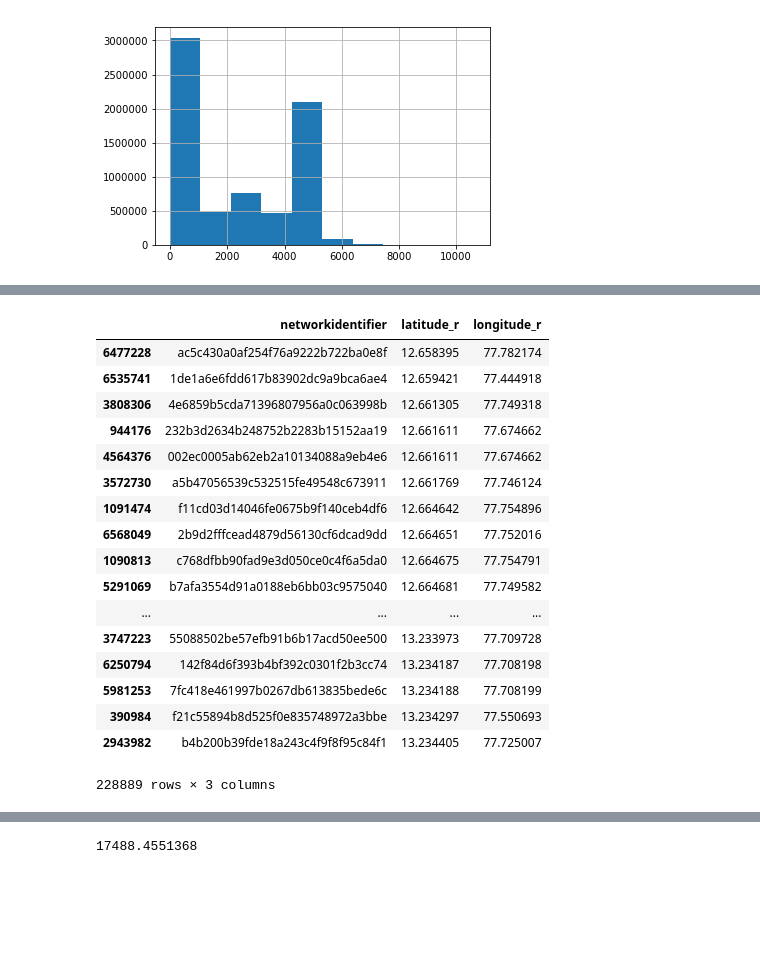
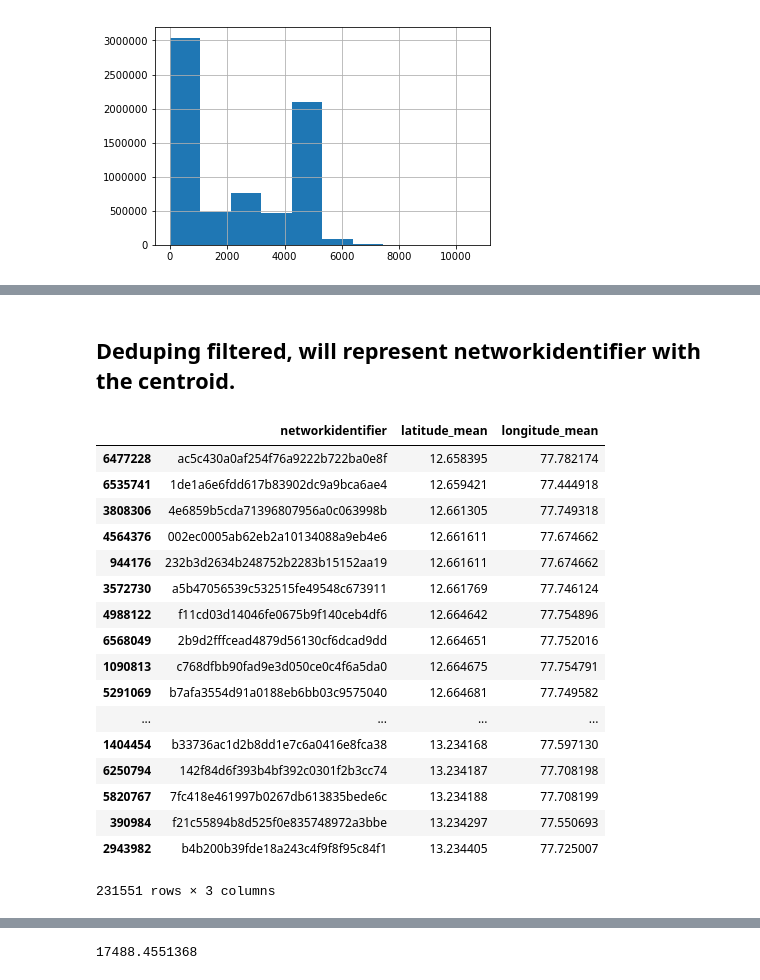
Before and after one commit to karan10111/notes, a Jupyter notebook: distances.ipynb, the cells around one changed output, grey strips where cells are left out. Drawn from its saved outputs; the diff is of its cells as text; code cells hidden in the pictures; blank space fills up the shorter version.

```diff
--- a/distances.ipynb
+++ b/distances.ipynb
@@ -78,4 +116,2 @@ rmse = raw.groupby('networkidentifier')['squared_diference'].sum()/size
 # %%
 rmse = rmse.to_frame()
-# %%
-rmse.colums = ['rmse']
@@ -155,4 +169,4 @@ raw['rmse'].hist(bins=10)
 <matplotlib.axes._subplots.AxesSubplot at 0x...>
 [figure]
 # %%
-raw['bins_rmse'] = pd.qcut(raw['rmse'], 6)
+pd.qcut(raw['rmse'], 6);
@@ -159,5 +175,5 @@ raw['bins_rmse'] = pd.qcut(raw['rmse'], 6)
 # %%
-filtered = raw[raw['rmse'] <= 210]
+filtered = raw[raw['rmse'] <= 300]
 # %%
 print filtered.shape
 print raw.shape
@@ -169,25 +183,27 @@ import networkx as nx
+# %% [markdown]
+## Deduping filtered, will represent networkidentifier with the centroid.
 # %%
 filtered_deduped = filtered.drop_duplicates('networkidentifier')
 # %%
-filtered_deduped = filtered_deduped.drop(['eventtime', 'accountid', 'latitude', 'longitude', 'networktype', 'disctance_from_center', 'disctance_from_center_mean', 'squared_diference', 'rmse', 'bins_rmse'], axis=1);
+filtered_deduped = filtered_deduped.drop(['eventtime', 'accountid', 'latitude', 'longitude', 'networktype', 'distance_from_centeroid', 'distance_from_centeroid_mean', 'absdiff', 'rmse'], axis=1);
 # %%
-filtered_deduped.sort_values(['latitude_r', 'longitude_r'])
+filtered_deduped.sort_values(['latitude_mean', 'longitude_mean'])
 # %% [output]
-|  | networkidentifier | latitude_r | longitude_r |
+|  | networkidentifier | latitude_mean | longitude_mean |
 | 6477228 | ac5c430a0af254f76a9222b722ba0e8f | 12.658395 | 77.782174 |
 | 6535741 | 1de1a6e6fdd617b83902dc9a9bca6ae4 | 12.659421 | 77.444918 |
 | 3808306 | 4e6859b5cda71396807956a0c063998b | 12.661305 | 77.749318 |
+| 4564376 | 002ec0005ab62eb2a10134088a9eb4e6 | 12.661611 | 77.674662 |
 | 944176 | 232b3d2634b248752b2283b15152aa19 | 12.661611 | 77.674662 |
-| 4564376 | 002ec0005ab62eb2a10134088a9eb4e6 | 12.661611 | 77.674662 |
 | 3572730 | a5b47056539c532515fe49548c673911 | 12.661769 | 77.746124 |
-| 1091474 | f11cd03d14046fe0675b9f140ceb4df6 | 12.664642 | 77.754896 |
+| 4988122 | f11cd03d14046fe0675b9f140ceb4df6 | 12.664642 | 77.754896 |
 | 6568049 | 2b9d2fffcead4879d56130cf6dcad9dd | 12.664651 | 77.752016 |
 | 1090813 | c768dfbb90fad9e3d050ce0c4f6a5da0 | 12.664675 | 77.754791 |
 | 5291069 | b7afa3554d91a0188eb6bb03c9575040 | 12.664681 | 77.749582 |
 | ... | ... | ... | ... |
-| 3747223 | 55088502be57efb91b6b17acd50ee500 | 13.233973 | 77.709728 |
+| 1404454 | b33736ac1d2b8dd1e7c6a0416e8fca38 | 13.234168 | 77.597130 |
 | 6250794 | 142f84d6f393b4bf392c0301f2b3cc74 | 13.234187 | 77.708198 |
-| 5981253 | 7fc418e461997b0267db613835bede6c | 13.234188 | 77.708199 |
+| 5820767 | 7fc418e461997b0267db613835bede6c | 13.234188 | 77.708199 |
 | 390984 | f21c55894b8d525f0e835748972a3bbe | 13.234297 | 77.550693 |
 | 2943982 | b4b200b39fde18a243c4f9f8f95c84f1 | 13.234405 | 77.725007 |
-228889 rows × 3 columns
+231551 rows × 3 columns
```
Also changed, not shown: parts of 112 cells of this notebook, 1 other file.
